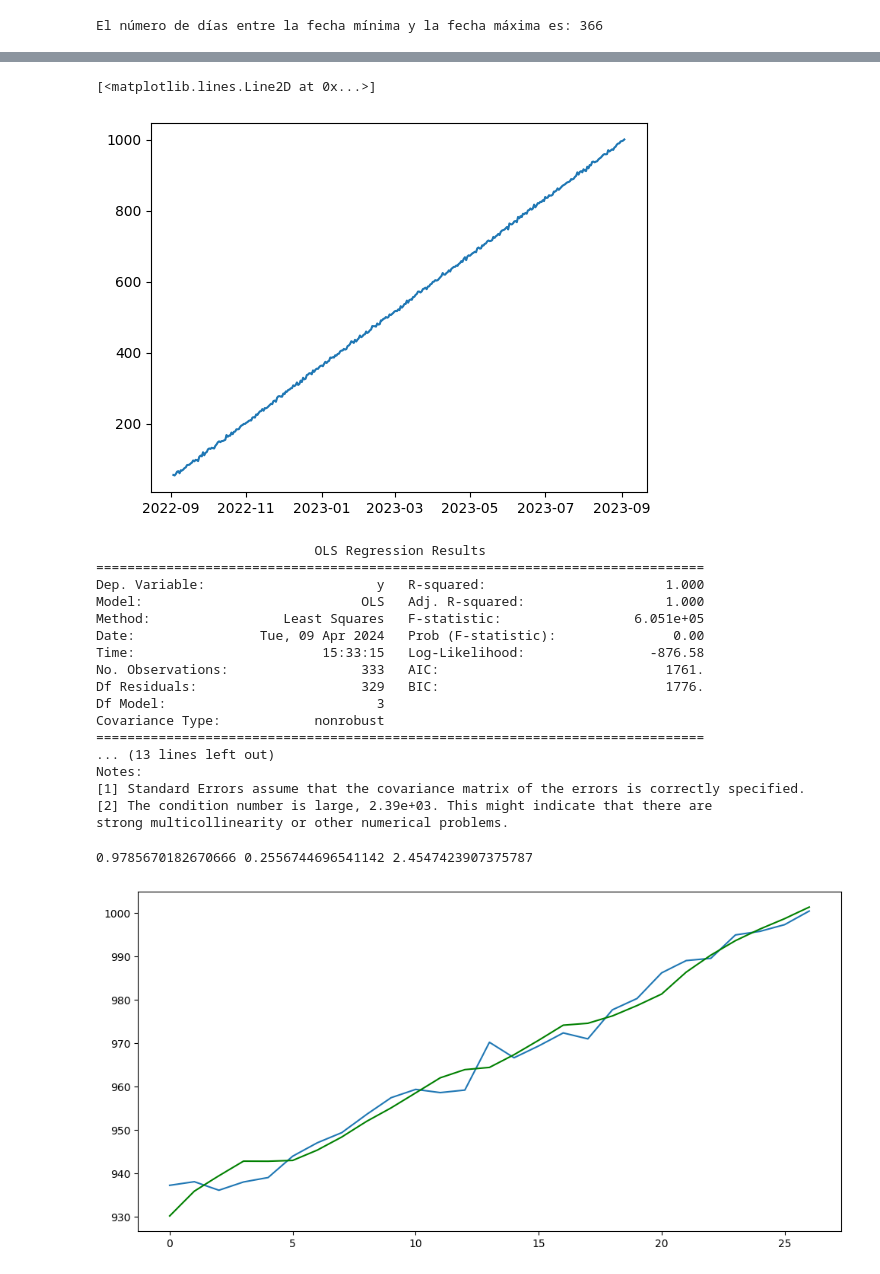
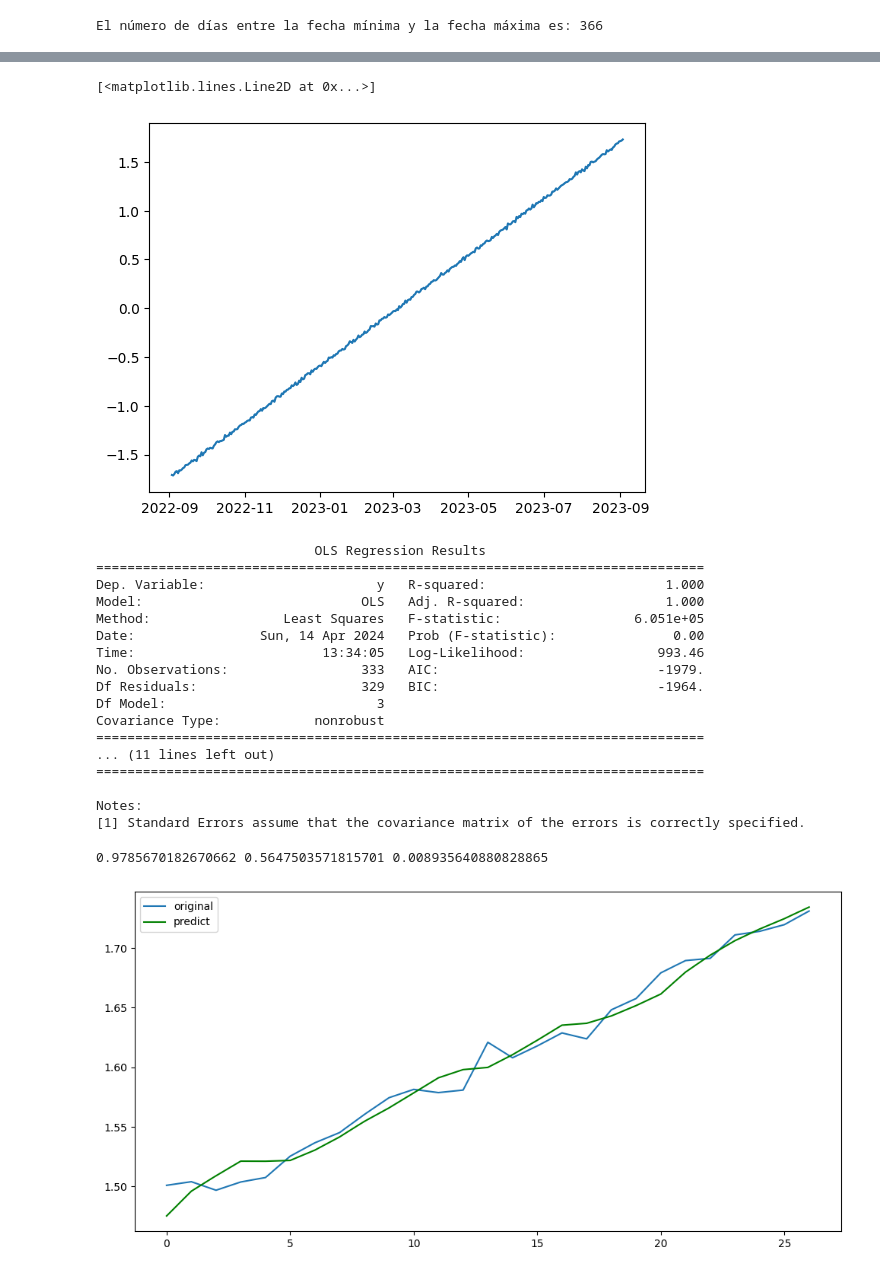
Before and after one commit to 4GeeksAcademy/serie-tempalt-joeld, a Jupyter notebook: src/explore.ipynb, the cells around one changed output, grey strips where cells are left out. Cells and saved outputs as stored; diff of their text form; code cells hidden in the pictures.

```diff
--- a/src/explore.ipynb
+++ b/src/explore.ipynb
@@ -45,0 +64,4 @@ El número de días entre la fecha mínima y la fecha máxima es: 366
+# %%
+data_sc = pd.DataFrame(data=StandardScaler().fit_transform(data.drop(['date'], axis=1)), columns=data.columns[-1:])
+data_sc['date'] = data.date
+data_sc
@@ -46,6 +82,6 @@ El número de días entre la fecha mínima y la fecha máxima es: 366
 # %%
-data.set_index('date',inplace=True, drop=True)
-data.head()
+data_sc.set_index('date',inplace=True, drop=True)
+data_sc.head()
 # %% [output]
 |  | sales |
 | date |  |
@@ -57,11 +93,11 @@ data.head()
 # %%
-plt.plot(data)
+plt.plot(data_sc)
 # %% [output]
 [<matplotlib.lines.Line2D at 0x...>]
-[figure, old version]
+[figure, new version]
 # %%
-df_train = data.iloc[:-30]
-df_test = data.iloc[-30:]
+df_train = data_sc.iloc[:-30]
+df_test = data_sc.iloc[-30:]
 # %%
 n = 4
 XY_train = np.array([df_train[i:i+n].sales.values for i in range(len(df_train)) if len(df_train[i:i+n])==n])
@@ -83,18 +119,18 @@ print(results.summary())
 Dep. Variable:                      y   R-squared:                       1.000
 Model:                            OLS   Adj. R-squared:                  1.000
 Method:                 Least Squares   F-statistic:                 6.051e+05
-Date:                Tue, 09 Apr 2024   Prob (F-statistic):               0.00
-Time:                        15:33:15   Log-Likelihood:                -876.58
-No. Observations:                 333   AIC:                             1761.
-Df Residuals:                     329   BIC:                             1776.
+Date:                Sun, 14 Apr 2024   Prob (F-statistic):               0.00
+Time:                        13:34:05   Log-Likelihood:                 993.46
+No. Observations:                 333   AIC:                            -1979.
+Df Residuals:                     329   BIC:                            -1964.
 Df Model:                           3
 Covariance Type:            nonrobust
 ==============================================================================
-... (13 lines left out)
+... (11 lines left out)
+==============================================================================
+
 Notes:
 [1] Standard Errors assume that the covariance matrix of the errors is correctly specified.
-[2] The condition number is large, 2.39e+03. This might indicate that there are
-strong multicollinearity or other numerical problems.
 # %%
 def wf_validation(X_train, y_train, X_test, y_test):
   y_pred = []
@@ -107,18 +143,18 @@ y_pred = wf_validation(X_train, y_train, X_test, y_test)
 # %%
 print(r2_score(y_test,y_pred), mean_absolute_percentage_error(y_test,y_pred)*100, mean_absolute_error(y_test,y_pred))
 # %% [output]
-0.9785670182670666 0.2556744696541142 2.4547423907375787
+0.9785670182670662 0.5647503571815701 0.008935640880828865
 # %%
 fig, axis = plt.subplots(figsize = (10, 5))
 
-sns.lineplot(data = y_test)
-sns.lineplot(data = y_pred, c = "green")
+sns.lineplot(data = y_test,label='original')
+sns.lineplot(data = y_pred, c = "green",label='predict')
 
 plt.tight_layout()
 
 plt.show()
 # %% [output]
-[figure, old version]
+[figure, new version]
 # %%
 in_len, out_len = 6, 2
 n = in_len+out_len
```
Also changed, not shown: parts of 9 cells of this notebook.
